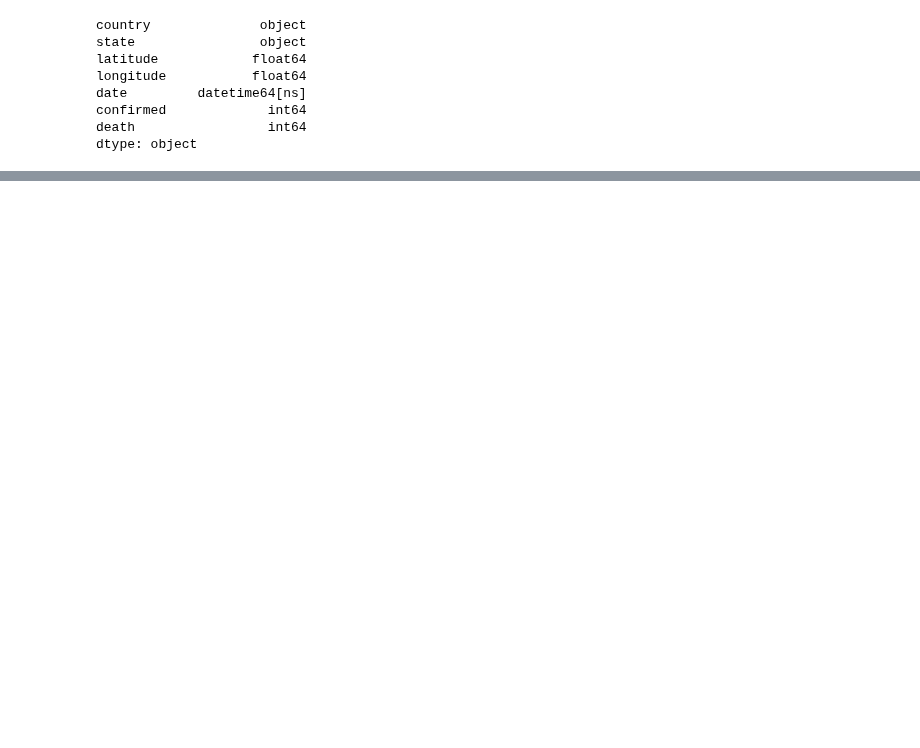
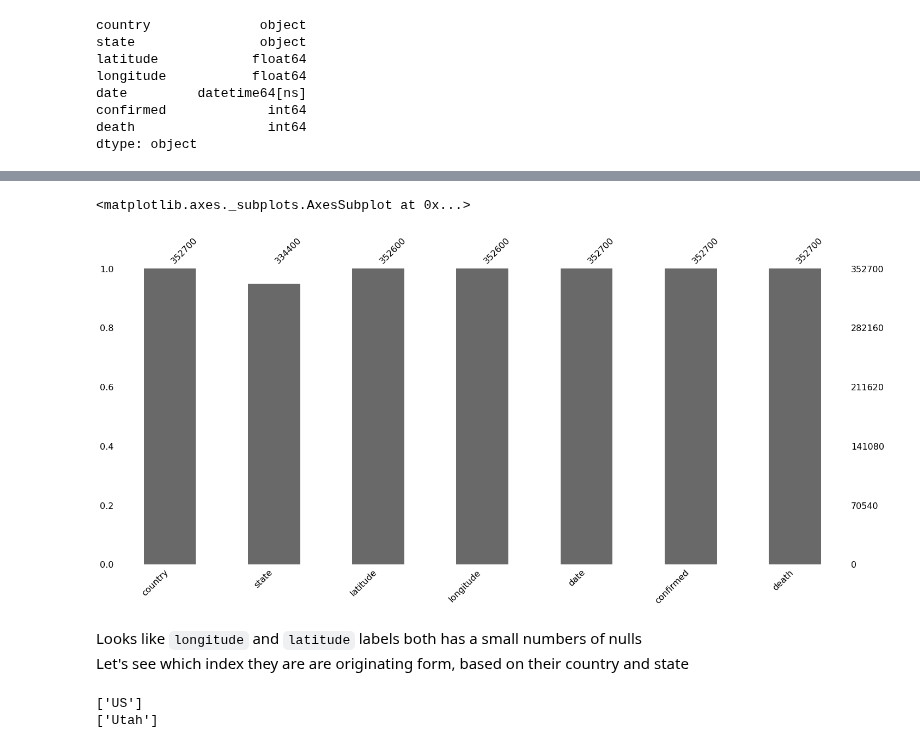
Before and after one commit to amuweee/covid_ds, a Jupyter notebook: eda/exploratory_data_analysis.ipynb, the cells around one changed output, grey strips where cells are left out. Drawn from its saved outputs; the diff is of its cells as text; code cells hidden in the pictures; blank space fills up the shorter version.

```diff
--- a/eda/exploratory_data_analysis.ipynb
+++ b/eda/exploratory_data_analysis.ipynb
@@ -92,7 +86,7 @@ Let's drop `etl_load_time` and convert `date` to the proper datatype
 # %%
 df['date'] = df['date'].astype('datetime64', copy=False)
 df.drop(columns=['etl_load_time'], inplace=True, errors='ignore')
-df.replace({"None": np.NaN}, inplace=True)
+df.replace({None: np.NaN}, inplace=True)
 
 df.dtypes
 # %% [output]
@@ -117,0 +123,17 @@ df.head()
+# %%
+msno.bar(df)
+# %% [output]
+<matplotlib.axes._subplots.AxesSubplot at 0x...>
+[figure, added]
+# %% [markdown]
+Looks like `longitude` and `latitude` labels both has a small numbers of nulls
+Let's see which index they are are originating form, based on their country and state
+# %%
+log_lat_null_df = df[(
+    ((df["longitude"].isnull()) & (df["latitude"].isnull()))
+)]
+print(log_lat_null_df['country'].unique())
+print(log_lat_null_df['state'].unique())
+# %% [output]
+['US']
+['Utah']
```
Also changed, not shown: parts of 13 cells of this notebook, 1 other file.
